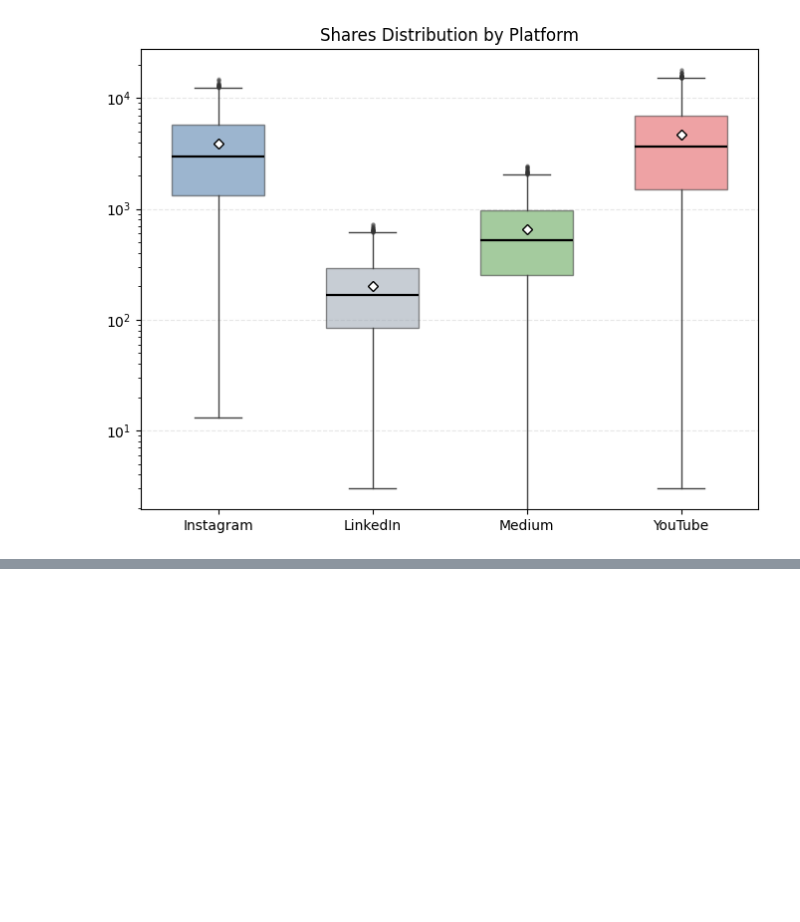
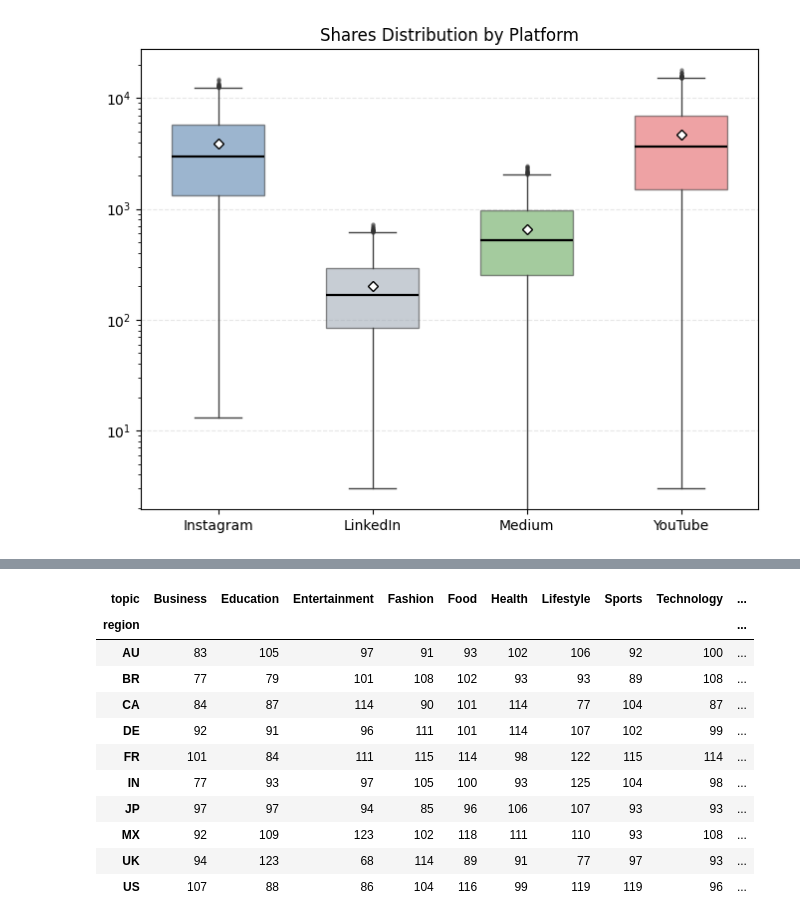
Before and after one commit to fathir1014/EDA-1-Social-Media-Performance, a Jupyter notebook: main.ipynb, the cells around one changed output, grey strips where cells are left out. Drawn from its saved outputs; the diff is of its cells as text; code cells hidden in the pictures; blank space fills up the shorter version.

```diff
--- a/main.ipynb
+++ b/main.ipynb
@@ -490,0 +656,16 @@ for metric in metrics:
+# %%
+region_topic_count = pd.crosstab(df['region'], df['topic'])
+region_topic_count
+# %% [output]
+| topic | Business | Education | Entertainment | Fashion | Food | Health | Lifestyle | Sports | Technology | ... |
+| region |  |  |  |  |  |  |  |  |  | ... |
+| AU | 83 | 105 | 97 | 91 | 93 | 102 | 106 | 92 | 100 | ... |
+| BR | 77 | 79 | 101 | 108 | 102 | 93 | 93 | 89 | 108 | ... |
+| CA | 84 | 87 | 114 | 90 | 101 | 114 | 77 | 104 | 87 | ... |
+| DE | 92 | 91 | 96 | 111 | 101 | 114 | 107 | 102 | 99 | ... |
+| FR | 101 | 84 | 111 | 115 | 114 | 98 | 122 | 115 | 114 | ... |
+| IN | 77 | 93 | 97 | 105 | 100 | 93 | 125 | 104 | 98 | ... |
+| JP | 97 | 97 | 94 | 85 | 96 | 106 | 107 | 93 | 93 | ... |
+| MX | 92 | 109 | 123 | 102 | 118 | 111 | 110 | 93 | 108 | ... |
+| UK | 94 | 123 | 68 | 114 | 89 | 91 | 77 | 97 | 93 | ... |
+| US | 107 | 88 | 86 | 104 | 116 | 99 | 119 | 119 | 96 | ... |
```
Also changed, not shown: parts of 9 cells of this notebook, 3 other files.
